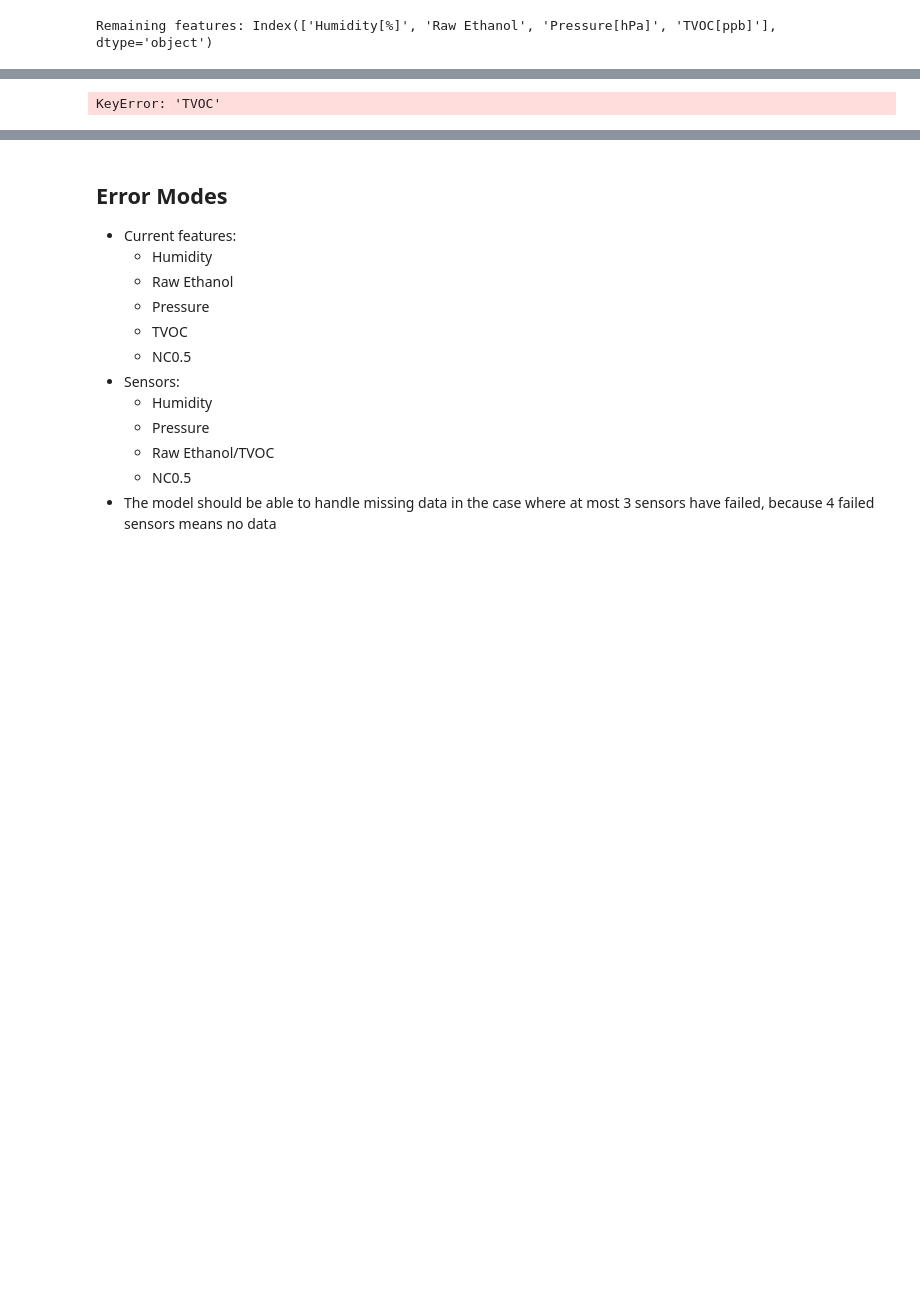
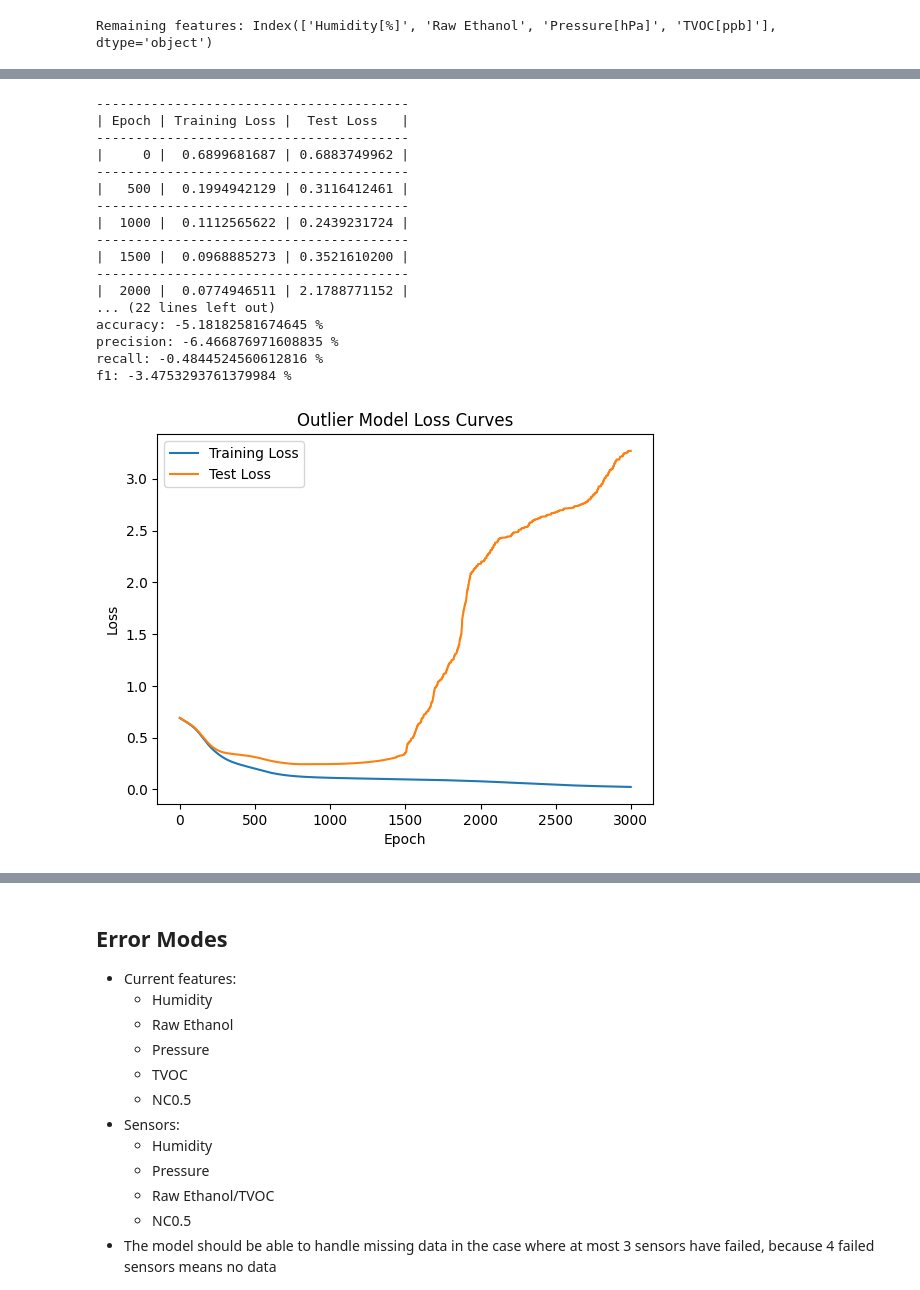
Before and after one commit to jaskinkabir/Intro_ML_Project, a Jupyter notebook: Proj.ipynb, the cells around one changed output, grey strips where cells are left out. Saved outputs shown, nothing was run; the diff lists cells and outputs as text; code cells hidden in the pictures; blank space fills up the shorter version.

```diff
--- a/Proj.ipynb
+++ b/Proj.ipynb
@@ -254,35 +289,51 @@ array([[<Axes: title={'center': 'Humidity[%]'}>,
 # %%
 #remove all rows where TVOC>3000 or NC0.5>4000
-X_5f_outlier = X_5f[(X_5f['TVOC'] < 3000) & (X_5f['NC0.5'] < 4000)]
-
-X_train_outlier, X_test_outlier, Y_train_outlier, Y_test_outlier = train_test_split(X_5f_outlier.values, Y_raw, test_size=0.2, random_state=0)
 
 scaler = StandardScaler()
-X_train_outlier = scaler.fit_transform(X_train_5f)
-X_test_outlier = scaler.transform(X_test_5f)
+scaler.fit(X_train_5f)
+X_train_outlier_scaled = scaler.transform(X_train_outlier)
+X_test_outlier_scaled = scaler.transform(X_test_5f)
 
-X_train_outlier_device = torch.tensor(X_train_outlier).float().to(device)
-X_test_outlier_device = torch.tensor(X_test_outlier).float().to(device)
-Y_train_outlier_device = torch.tensor(Y_train_outlier).float().view(-1, 1).to(device)
-Y_test_outlier_device = torch.tensor(Y_test_outlier).float().view(-1, 1).to(device)
+
+X_train_outlier_device = torch.tensor(X_train_outlier_scaled).float().to(device)
+X_test_outlier_device = torch.tensor(X_test_outlier_scaled).float().to(device)
+Y_train_outlier_device = torch.tensor(Y_train_outlier.values).float().view(-1, 1).to(device)
+Y_test_outlier_device = torch.tensor(Y_test_5f.values).float().view(-1, 1).to(device)
 
 outlier_model = AlarmNet(
     num_features=X_train_outlier.shape[1],
     activation = nn.ReLU,
-    hidden_layers=[64, 64]
+    hidden_layers=[64, 128, 64]
 ).to(device)
 
 outlier_model.train(
     epochs=3000,
     X_train=X_train_outlier_device,
     X_test=X_test_outlier_device,
     Y_train=Y_train_outlier_device,
     Y_test=Y_test_outlier_device,
-    alpha=1e-2,
+    alpha=1e-4,
     print_epoch = 500
 )
 outlier_model.print_results()
 AlarmNet.compare_results(outlier_model.get_results(), dropped_model_5_results)
 outlier_model.plot_training("Outlier Model Loss Curves")
 # %% [output]
-KeyError: 'TVOC'
+----------------------------------------
+| Epoch | Training Loss |  Test Loss   |
+----------------------------------------
+|     0 |  0.6899681687 | 0.6883749962 |
+----------------------------------------
+|   500 |  0.1994942129 | 0.3116412461 |
+----------------------------------------
+|  1000 |  0.1112565622 | 0.2439231724 |
+----------------------------------------
+|  1500 |  0.0968885273 | 0.3521610200 |
+----------------------------------------
+|  2000 |  0.0774946511 | 2.1788771152 |
+... (22 lines left out)
+accuracy: -5.18182581674645 %
+precision: -6.466876971608835 %
+recall: -0.4844524560612816 %
+f1: -3.4753293761379984 %
+[figure, added]
```
Also changed, not shown: parts of 19 cells of this notebook.
